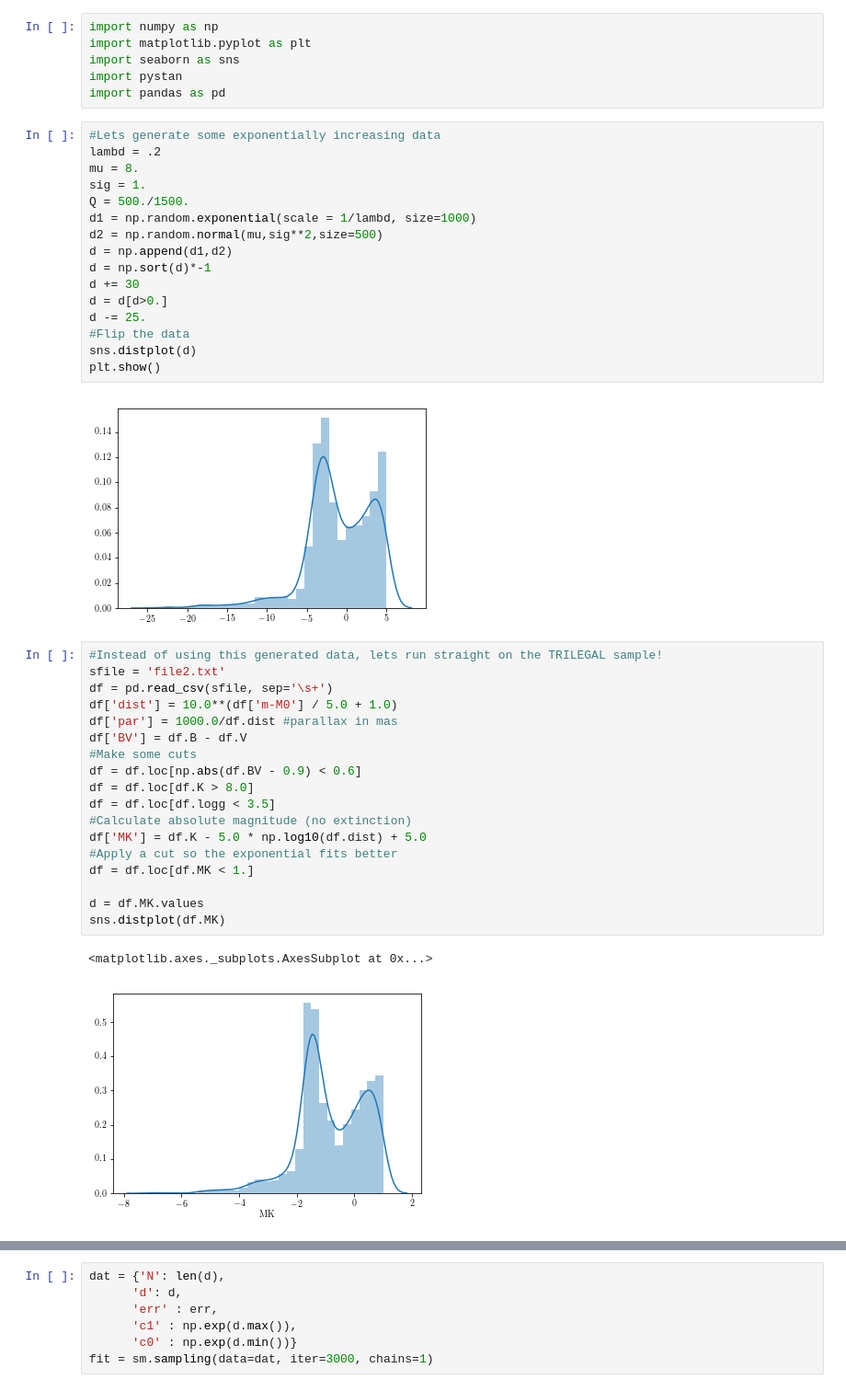
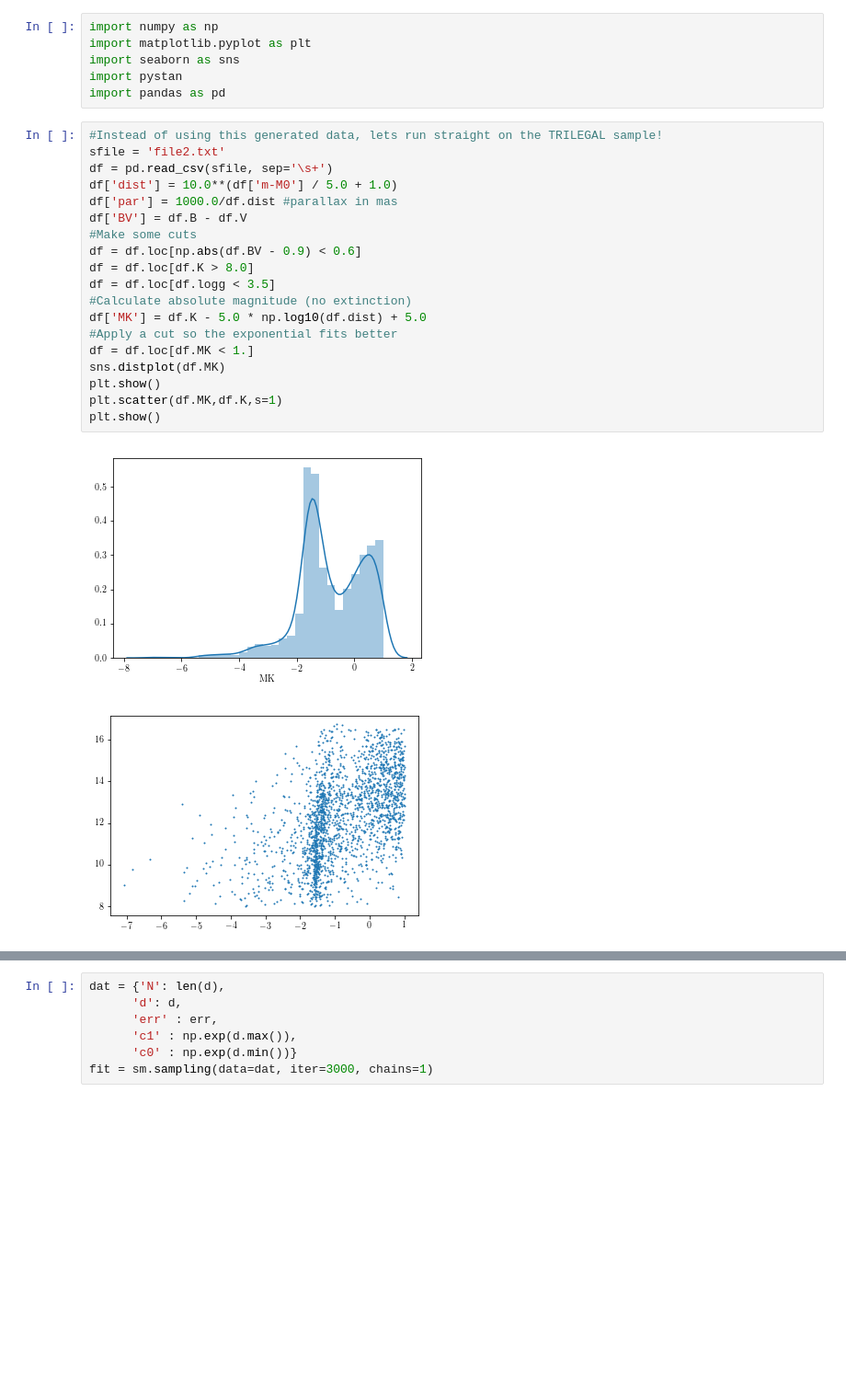
Before and after one commit to grd349/PyStanExamples, a Jupyter notebook: Oli/stantests.ipynb, the cells around one changed output, grey strips where cells are left out. Shown at 92% size. Saved outputs shown, nothing was run; the diff lists cells and outputs as text; blank space fills up the shorter version.

```diff
--- a/Oli/stantests.ipynb
+++ b/Oli/stantests.ipynb
@@ -4,42 +4,25 @@ import matplotlib.pyplot as plt
 import seaborn as sns
 import pystan
 import pandas as pd
-# %%
-#Lets generate some exponentially increasing data
-lambd = .2
-mu = 8.
-sig = 1.
-Q = 500./1500.
-d1 = np.random.exponential(scale = 1/lambd, size=1000)
-d2 = np.random.normal(mu,sig**2,size=500)
-d = np.append(d1,d2)
-d = np.sort(d)*-1
-d += 30
-d = d[d>0.]
-d -= 25.
-#Flip the data
-sns.distplot(d)
-plt.show()
-# %% [output]
-[figure, removed]
 # %%
 #Instead of using this generated data, lets run straight on the TRILEGAL sample!
 sfile = 'file2.txt'
 df = pd.read_csv(sfile, sep='\s+')
 df['dist'] = 10.0**(df['m-M0'] / 5.0 + 1.0)
 df['par'] = 1000.0/df.dist #parallax in mas
 df['BV'] = df.B - df.V
 #Make some cuts
 df = df.loc[np.abs(df.BV - 0.9) < 0.6]
 df = df.loc[df.K > 8.0]
 df = df.loc[df.logg < 3.5]
 #Calculate absolute magnitude (no extinction)
 df['MK'] = df.K - 5.0 * np.log10(df.dist) + 5.0
 #Apply a cut so the exponential fits better
 df = df.loc[df.MK < 1.]
-
-d = df.MK.values
 sns.distplot(df.MK)
+plt.show()
+plt.scatter(df.MK,df.K,s=1)
+plt.show()
 # %% [output]
-<matplotlib.axes._subplots.AxesSubplot at 0x...>
 [figure]
+[figure, added]
```
Also changed, not shown: parts of 25 cells of this notebook.
